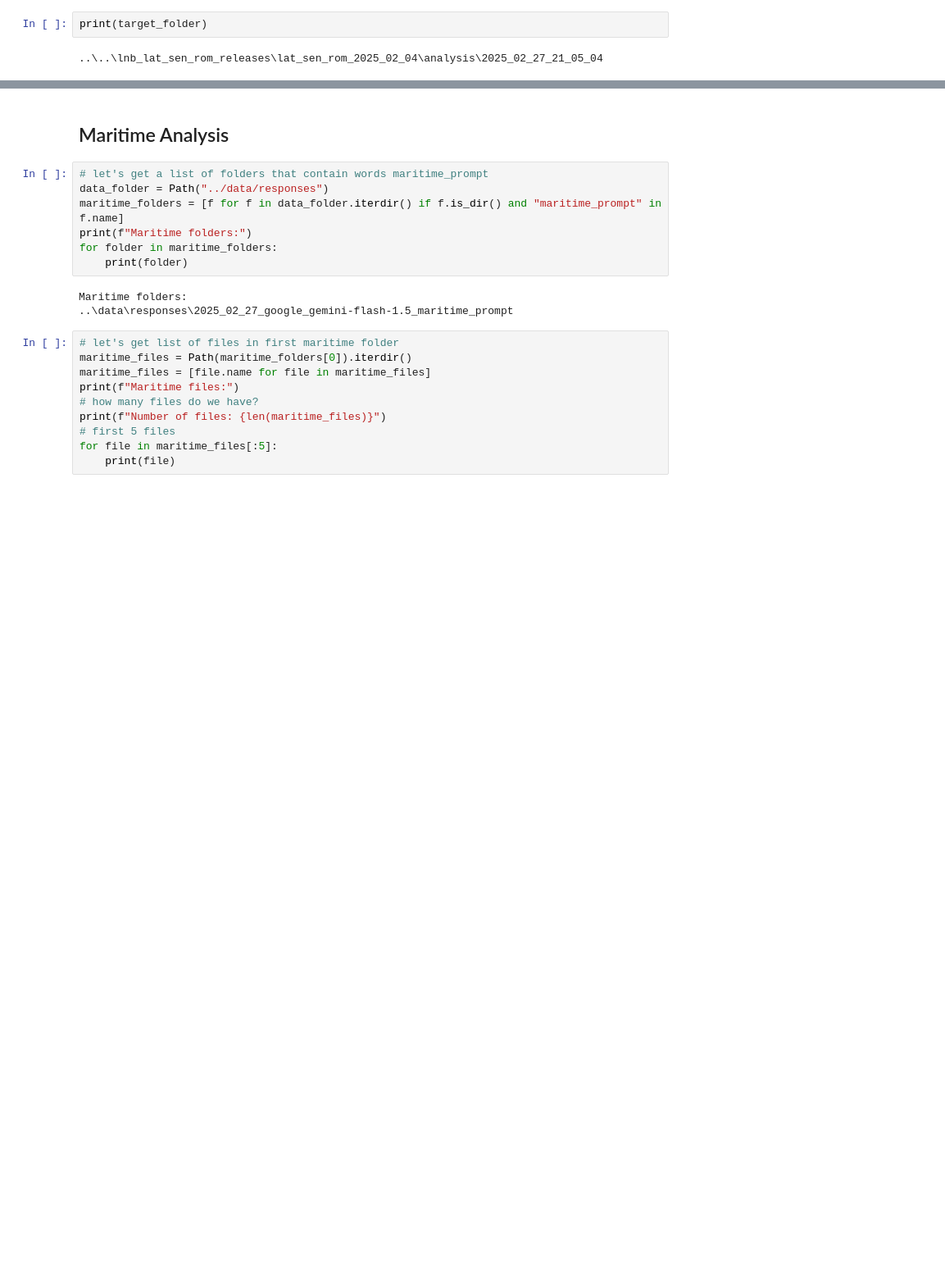
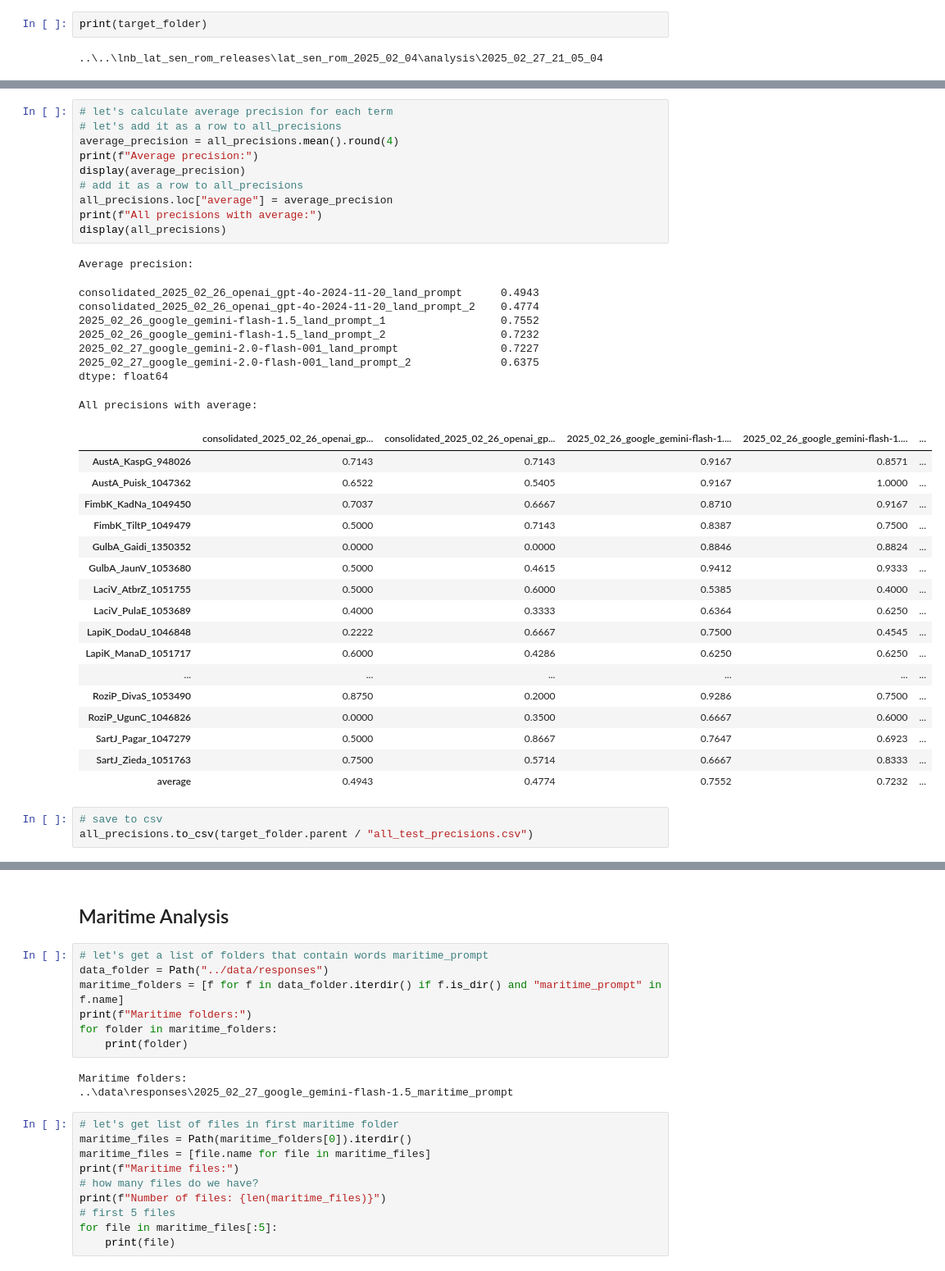
Before and after one commit to ValRCS/lnb_transports, a Jupyter notebook: notebooks/Analyze_Responses.ipynb, the cells around one changed output, grey strips where cells are left out. Shown at 82% size. Drawn from its saved outputs; the diff is of its cells as text; blank space fills up the shorter version.

```diff
--- a/notebooks/Analyze_Responses.ipynb
+++ b/notebooks/Analyze_Responses.ipynb
@@ -348,0 +525,40 @@ print(target_folder)
+# %%
+# let's calculate average precision for each term
+# let's add it as a row to all_precisions
+average_precision = all_precisions.mean().round(4)
+print(f"Average precision:")
+display(average_precision)
+# add it as a row to all_precisions
+all_precisions.loc["average"] = average_precision
+print(f"All precisions with average:")
+display(all_precisions)
+# %% [output]
+Average precision:
+consolidated_2025_02_26_openai_gpt-4o-2024-11-20_land_prompt      0.4943
+consolidated_2025_02_26_openai_gpt-4o-2024-11-20_land_prompt_2    0.4774
+2025_02_26_google_gemini-flash-1.5_land_prompt_1                  0.7552
+2025_02_26_google_gemini-flash-1.5_land_prompt_2                  0.7232
+2025_02_27_google_gemini-2.0-flash-001_land_prompt                0.7227
+2025_02_27_google_gemini-2.0-flash-001_land_prompt_2              0.6375
+dtype: float64
+All precisions with average:
+|  | consolidated_2025_02_26_openai_gp... | consolidated_2025_02_26_openai_gp... | 2025_02_26_google_gemini-flash-1.... | 2025_02_26_google_gemini-flash-1.... | ... |
+| AustA_KaspG_948026 | 0.7143 | 0.7143 | 0.9167 | 0.8571 | ... |
+| AustA_Puisk_1047362 | 0.6522 | 0.5405 | 0.9167 | 1.0000 | ... |
+| FimbK_KadNa_1049450 | 0.7037 | 0.6667 | 0.8710 | 0.9167 | ... |
+| FimbK_TiltP_1049479 | 0.5000 | 0.7143 | 0.8387 | 0.7500 | ... |
+| GulbA_Gaidi_1350352 | 0.0000 | 0.0000 | 0.8846 | 0.8824 | ... |
+| GulbA_JaunV_1053680 | 0.5000 | 0.4615 | 0.9412 | 0.9333 | ... |
+| LaciV_AtbrZ_1051755 | 0.5000 | 0.6000 | 0.5385 | 0.4000 | ... |
+| LaciV_PulaE_1053689 | 0.4000 | 0.3333 | 0.6364 | 0.6250 | ... |
+| LapiK_DodaU_1046848 | 0.2222 | 0.6667 | 0.7500 | 0.4545 | ... |
+| LapiK_ManaD_1051717 | 0.6000 | 0.4286 | 0.6250 | 0.6250 | ... |
+| ... | ... | ... | ... | ... | ... |
+| RoziP_DivaS_1053490 | 0.8750 | 0.2000 | 0.9286 | 0.7500 | ... |
+| RoziP_UgunC_1046826 | 0.0000 | 0.3500 | 0.6667 | 0.6000 | ... |
+| SartJ_Pagar_1047279 | 0.5000 | 0.8667 | 0.7647 | 0.6923 | ... |
+| SartJ_Zieda_1051763 | 0.7500 | 0.5714 | 0.6667 | 0.8333 | ... |
+| average | 0.4943 | 0.4774 | 0.7552 | 0.7232 | ... |
+# %%
+# save to csv
+all_precisions.to_csv(target_folder.parent / "all_test_precisions.csv")
```
Also changed, not shown: parts of 13 cells of this notebook.
